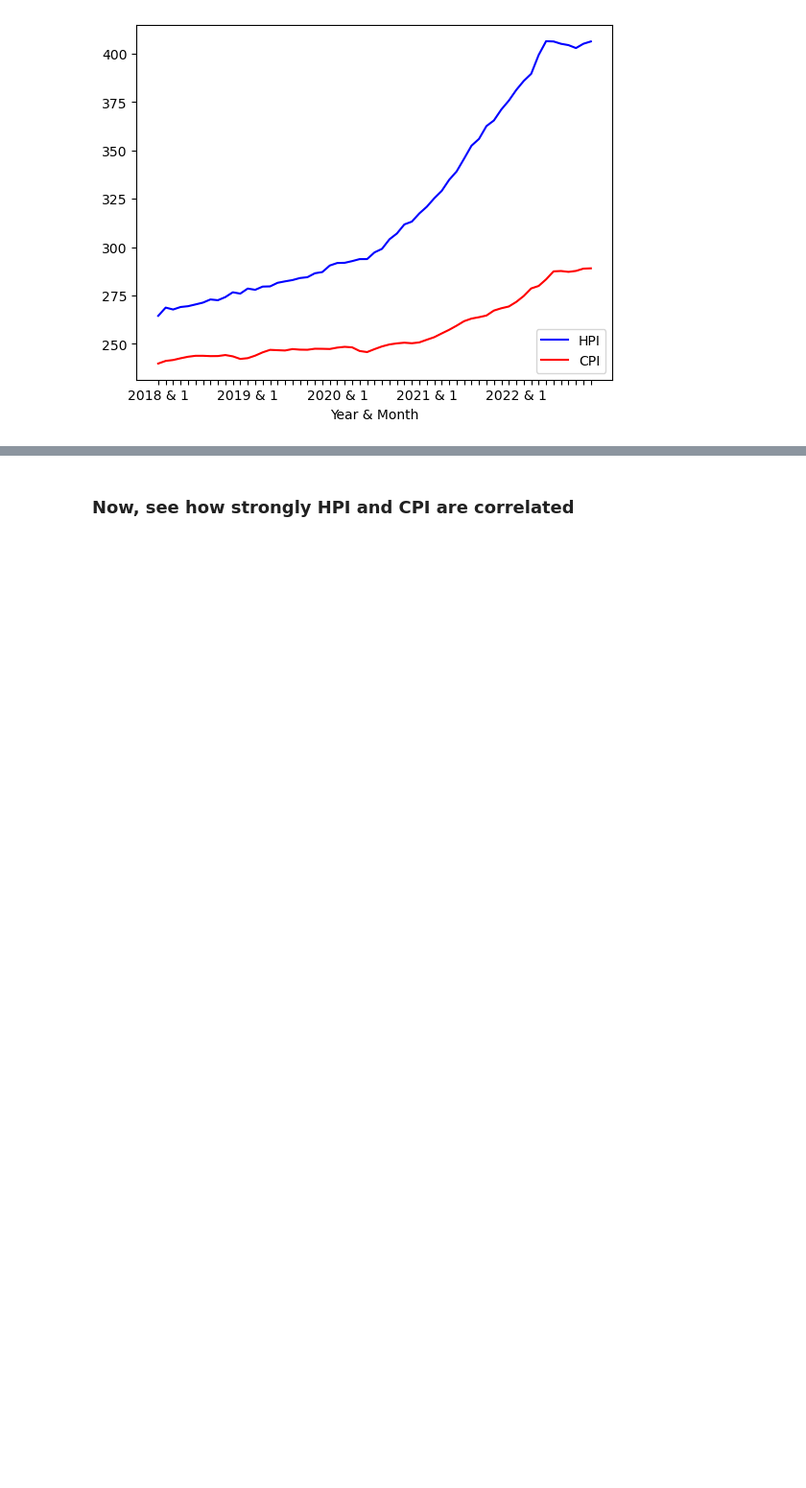
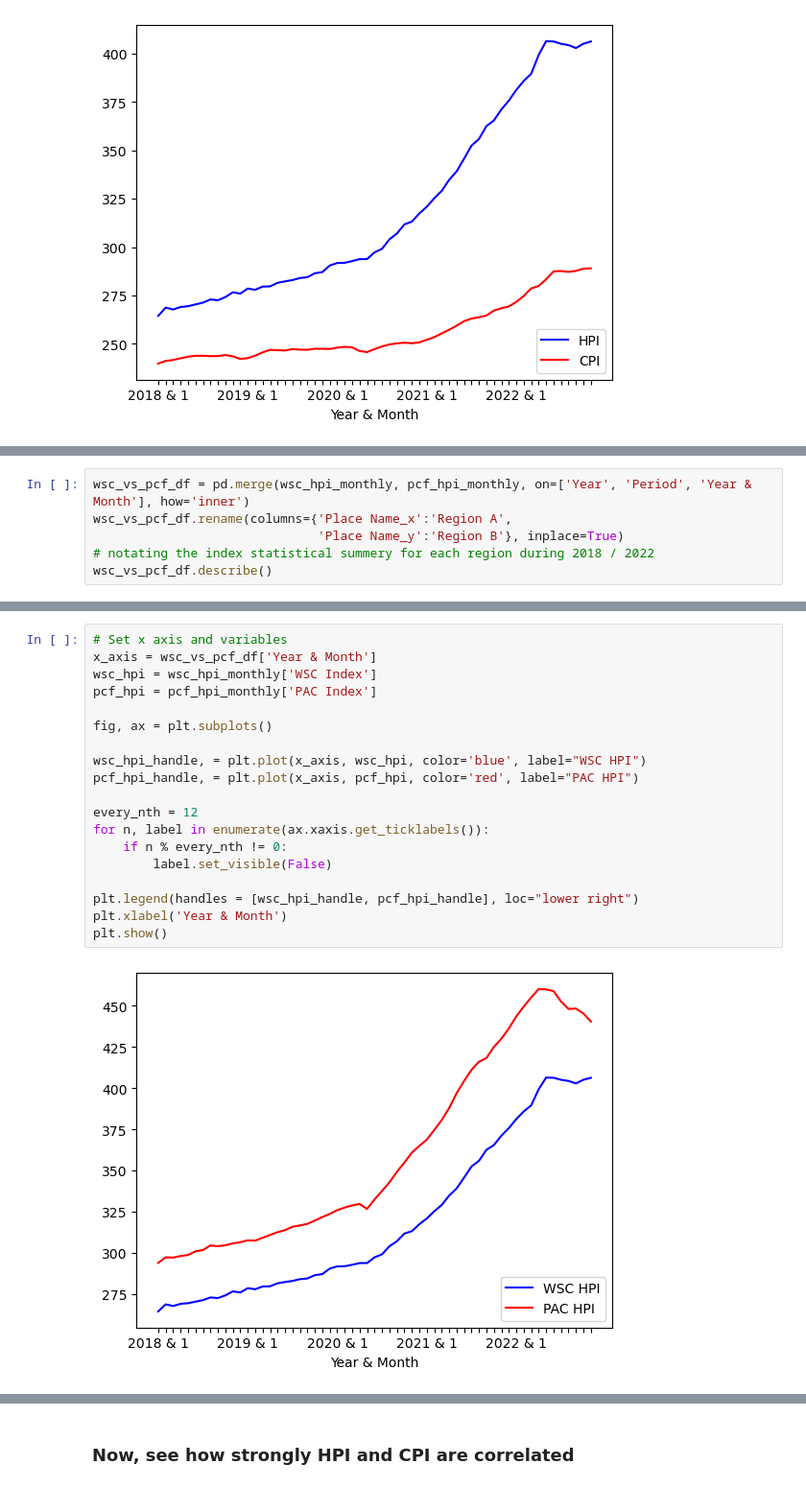
Before and after one commit to wpreeti/Group-8_Project, a Jupyter notebook: HpiCpi_viz/hpi_cpi_viz.ipynb, the cells around one changed output, grey strips where cells are left out. Shown at 96% size. Drawn from its saved outputs; the diff is of its cells as text; blank space fills up the shorter version.

```diff
--- a/HpiCpi_viz/hpi_cpi_viz.ipynb
+++ b/HpiCpi_viz/hpi_cpi_viz.ipynb
@@ -170,0 +242,6 @@ plt.show()
+# %%
+wsc_vs_pcf_df = pd.merge(wsc_hpi_monthly, pcf_hpi_monthly, on=['Year', 'Period', 'Year & Month'], how='inner')
+wsc_vs_pcf_df.rename(columns={'Place Name_x':'Region A',
+                              'Place Name_y':'Region B'}, inplace=True)
+# notating the index statistical summery for each region during 2018 / 2022
+wsc_vs_pcf_df.describe()
@@ -170,0 +345,21 @@ plt.show()
+# %%
+# Set x axis and variables
+x_axis = wsc_vs_pcf_df['Year & Month']
+wsc_hpi = wsc_hpi_monthly['WSC Index']
+pcf_hpi = pcf_hpi_monthly['PAC Index']
+
+fig, ax = plt.subplots()
+
+wsc_hpi_handle, = plt.plot(x_axis, wsc_hpi, color='blue', label="WSC HPI")
+pcf_hpi_handle, = plt.plot(x_axis, pcf_hpi, color='red', label="PAC HPI")
+
+every_nth = 12
+for n, label in enumerate(ax.xaxis.get_ticklabels()):
+    if n % every_nth != 0:
+        label.set_visible(False)
+
+plt.legend(handles = [wsc_hpi_handle, pcf_hpi_handle], loc="lower right")
+plt.xlabel('Year & Month')
+plt.show()
+# %% [output]
+[figure, added]
```
Also changed, not shown: parts of 12 cells of this notebook.
